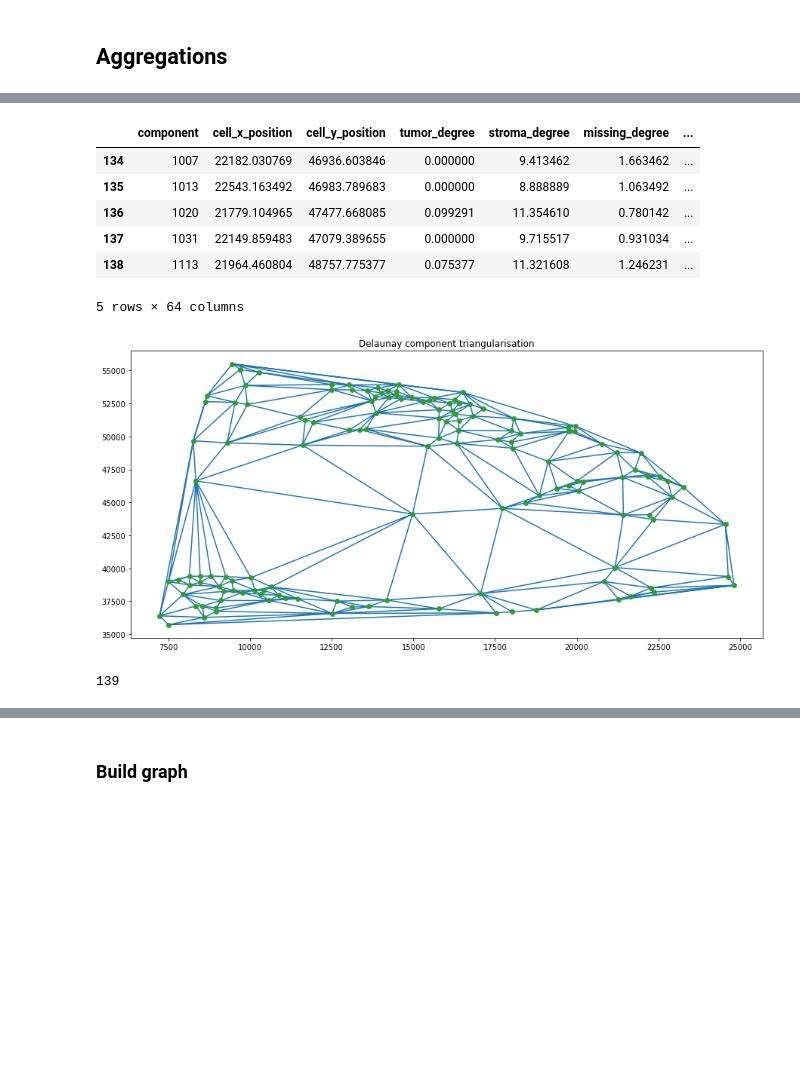
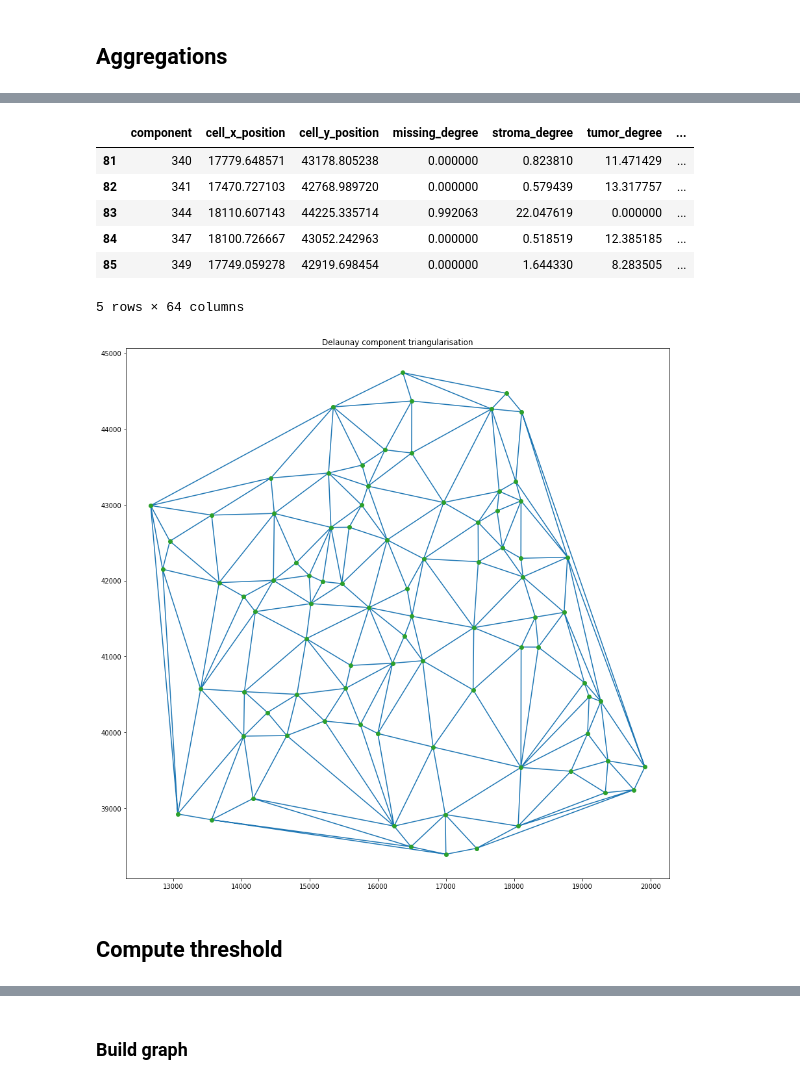
Before and after one commit to Souhailasmi/Deep_MLO, a Jupyter notebook: code/04-graph_anlysis.ipynb, the cells around one changed output, grey strips where cells are left out. Cells and saved outputs as stored; diff of their text form; code cells hidden in the pictures; blank space fills up the shorter version.

```diff
--- a/code/04-graph_anlysis.ipynb
+++ b/code/04-graph_anlysis.ipynb
@@ -14,7 +19,7 @@ import copy
 # %% [markdown]
 ## Read data :
 # %%
-PATIENT_ID = '3P1'
+PATIENT_ID = '1D1'
 INPUT_PATH = './data/input/DEEPMEL_' + PATIENT_ID + '/'
 OUTPUT_PATH = './data/output/DEEPMEL_' + PATIENT_ID +'/'
 PLOT_PATH ='./plots/DEEPMEL_' + PATIENT_ID +'/'
@@ -643,12 +612,12 @@ component_nodes = component_nodes.drop(['cell_id','on_border'],axis =1)
 # %%
 component_nodes.tail()
 # %% [output]
-|  | component | cell_x_position | cell_y_position | tumor_degree | stroma_degree | missing_degree | ... |
-| 134 | 1007 | 22182.030769 | 46936.603846 | 0.000000 | 9.413462 | 1.663462 | ... |
-| 135 | 1013 | 22543.163492 | 46983.789683 | 0.000000 | 8.888889 | 1.063492 | ... |
-| 136 | 1020 | 21779.104965 | 47477.668085 | 0.099291 | 11.354610 | 0.780142 | ... |
-| 137 | 1031 | 22149.859483 | 47079.389655 | 0.000000 | 9.715517 | 0.931034 | ... |
-| 138 | 1113 | 21964.460804 | 48757.775377 | 0.075377 | 11.321608 | 1.246231 | ... |
+|  | component | cell_x_position | cell_y_position | missing_degree | stroma_degree | tumor_degree | ... |
+| 81 | 340 | 17779.648571 | 43178.805238 | 0.000000 | 0.823810 | 11.471429 | ... |
+| 82 | 341 | 17470.727103 | 42768.989720 | 0.000000 | 0.579439 | 13.317757 | ... |
+| 83 | 344 | 18110.607143 | 44225.335714 | 0.992063 | 22.047619 | 0.000000 | ... |
+| 84 | 347 | 18100.726667 | 43052.242963 | 0.000000 | 0.518519 | 12.385185 | ... |
+| 85 | 349 | 17749.059278 | 42919.698454 | 0.000000 | 1.644330 | 8.283505 | ... |
 5 rows × 64 columns
 # %%
 component_x = component_nodes.cell_x_position.values
@@ -660,12 +629,14 @@ for x,y in zip(component_x,component_y):
 points = np.array(points)
 tri = Delaunay(points)
 # %%
-fig = plt.figure(figsize=(15,7))
+fig = plt.figure(figsize=(15,15))
 
 plt.triplot(points[:,0], points[:,1], tri.simplices)
 plt.plot(points[:,0], points[:,1], 'o')
 plt.title('Delaunay component triangularisation')
 plt.show()
-fig.savefig(PLOT_PATH+'Delaunay_component_triangularisation.png')
+fig.savefig(PLOT_PATH+'Delaunay_component_triangularisation no threshold.png')
 # %% [output]
-[figure, old version]
+[figure, new version]
+# %% [markdown]
+## Compute threshold
@@ -674,6 +665,2 @@ threshold = 1000
 vertices = component_nodes.component.values
 coord, edges_component = get_high_level_graph(component_nodes,threshold)
-# %%
-len(vertices)
-# %% [output]
-139
```
Also changed, not shown: parts of 50 cells of this notebook, 7 other files.
